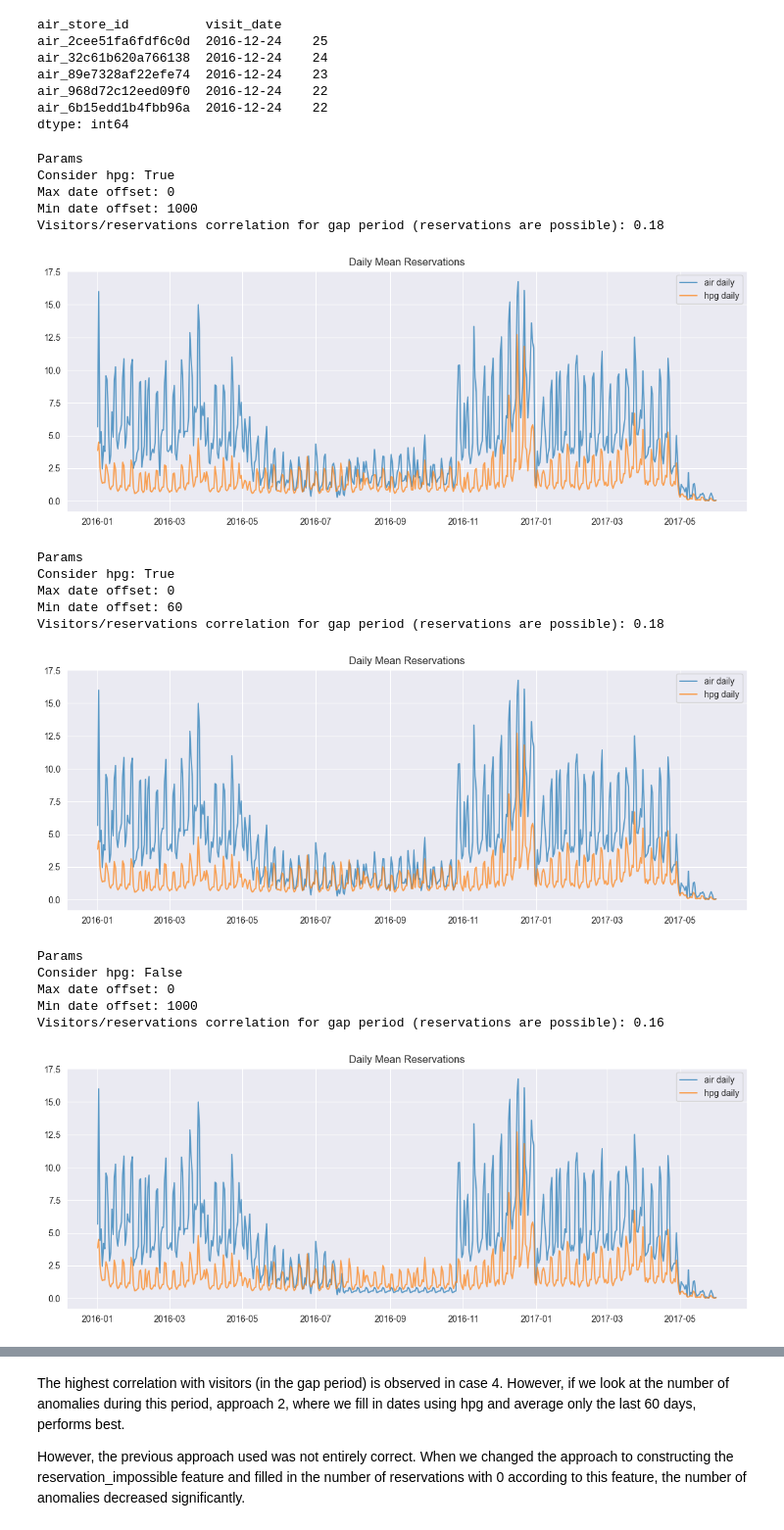
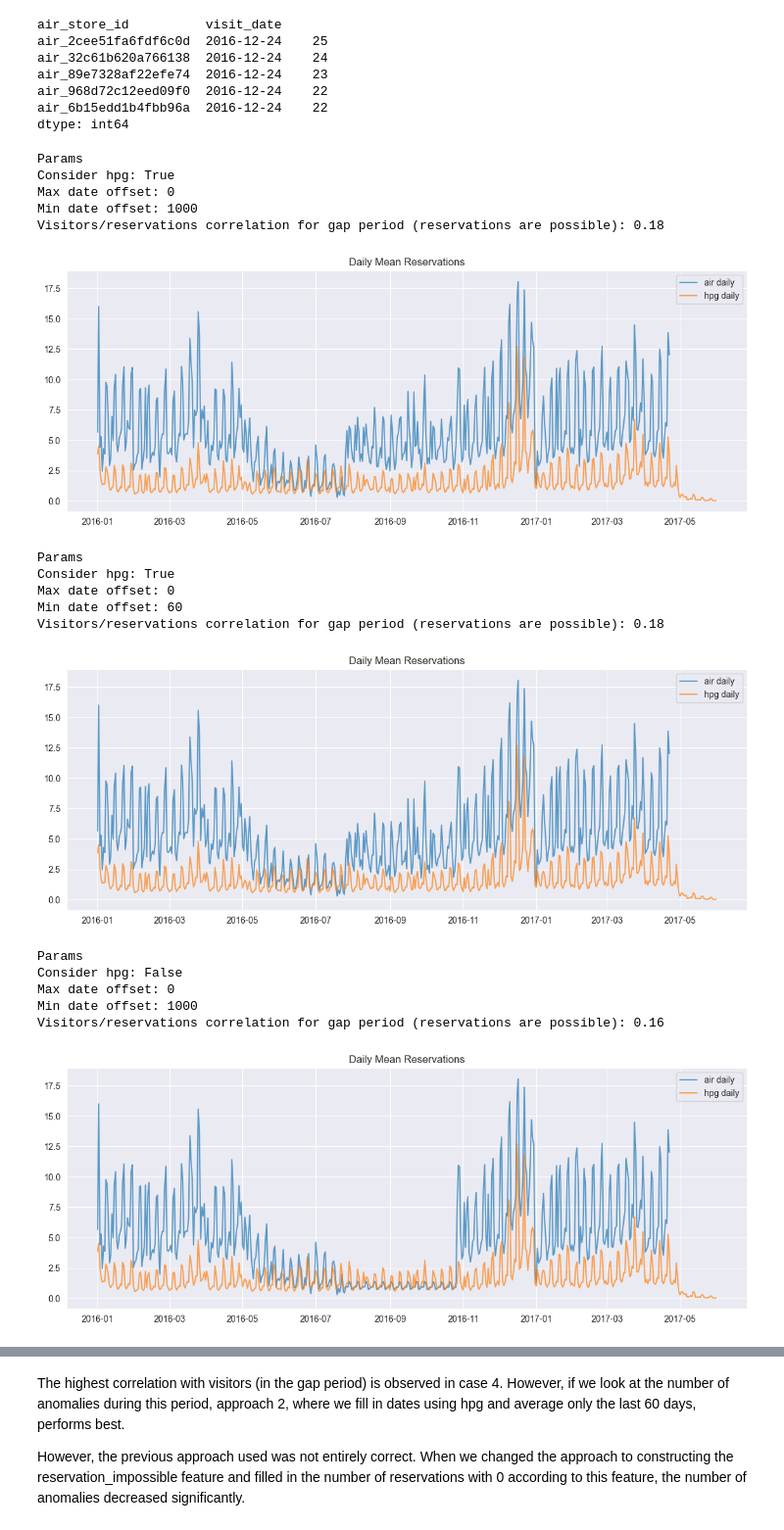
Before and after one commit to Lymuthien/mentoring_program, a Jupyter notebook: notebooks/1.1-reservations-visitors-eda.ipynb, the cells around one changed output, grey strips where cells are left out. Shown at 98% size. Cells and saved outputs as stored; diff of their text form; code cells hidden in the pictures.

Commit message:
Filling in the gaps is only shown for restaurants that have reservation possibility.

```diff
--- a/notebooks/1.1-reservations-visitors-eda.ipynb
+++ b/notebooks/1.1-reservations-visitors-eda.ipynb
@@ -542,46 +540,50 @@ dtype: int64
 # %%
 params = [
     (True, 0, 1000),
     (True, 0, 60),
     (False, 0, 1000),
     (False, 14, 1000),
-    (False, 14, 14)
+    (False, 14, 14),
 ]
+
+res_possibility_info = all_merged[[AIR_RESTAURANT_ID_COL, VISIT_DATE_COL, RES_IMPOSSIBILITY_COL]]
+df = add_reservation_impossibility(air_visit_full.fillna(0), air_reserve_df, hpg_reserve_df)
+df_gap = df[df[VISIT_DATE_COL].isin(pd.to_datetime(EMPTY_DATES_RANGE))]
+df_gap = df_gap[df_gap[RES_IMPOSSIBILITY_COL] == 0]
 
 for param in params:
     filled = fill_air_res_gaps(air_res_filled, hpg_res_filled, EMPTY_DATES_RANGE, *param)
+    corr = get_res_vis_corr(df_gap, filled)
+
+    filled = filled.drop(columns=[RES_IMPOSSIBILITY_COL])
+    filled = filled.merge(res_possibility_info, on=[AIR_RESTAURANT_ID_COL, VISIT_DATE_COL], how="left")
+    filled = filled[filled[RES_IMPOSSIBILITY_COL] == 0]
     _, air_hpg_combined = get_dfs_daily_corr(filled, hpg_res_filled)
-
-    df = add_reservation_impossibility(air_visit_full.fillna(0), air_reserve_df, hpg_reserve_df)
-    df_gap = df[df[VISIT_DATE_COL].isin(pd.to_datetime(EMPTY_DATES_RANGE))]
-    df_gap = df_gap[df_gap[RES_IMPOSSIBILITY_COL] == 0]
-    corr = df_gap[VISITORS_COL].corr(df_gap[RESERVE_VISITORS_COL]).round(2)
-    corr = get_res_vis_corr(df_gap, filled)
 
     print("Params")
     print(f"Consider hpg: {param[0]}\nMax date offset: {param[1]}\nMin date offset: {param[2]}")
     print("Visitors/reservations correlation for gap period (reservations are possible):", corr)
 
     plot_daily_corr(air_hpg_combined, AIR_DAILY_COL, HPG_DAILY_COL)
 # %% [output]
 Params
 Consider hpg: True
 Max date offset: 0
 Min date offset: 1000
 Visitors/reservations correlation for gap period (reservations are possible): 0.18
-[figure, old version]
+[figure, new version]
 Params
 Consider hpg: True
 Max date offset: 0
 Min date offset: 60
 Visitors/reservations correlation for gap period (reservations are possible): 0.18
-[figure, old version]
+[figure, new version]
 Params
 Consider hpg: False
 Max date offset: 0
 Min date offset: 1000
 Visitors/reservations correlation for gap period (reservations are possible): 0.16
-[figure, old version]
+[figure, new version]
 Params
 Consider hpg: False
 Max date offset: 14
```
Also changed, not shown: parts of 2 cells of this notebook.
